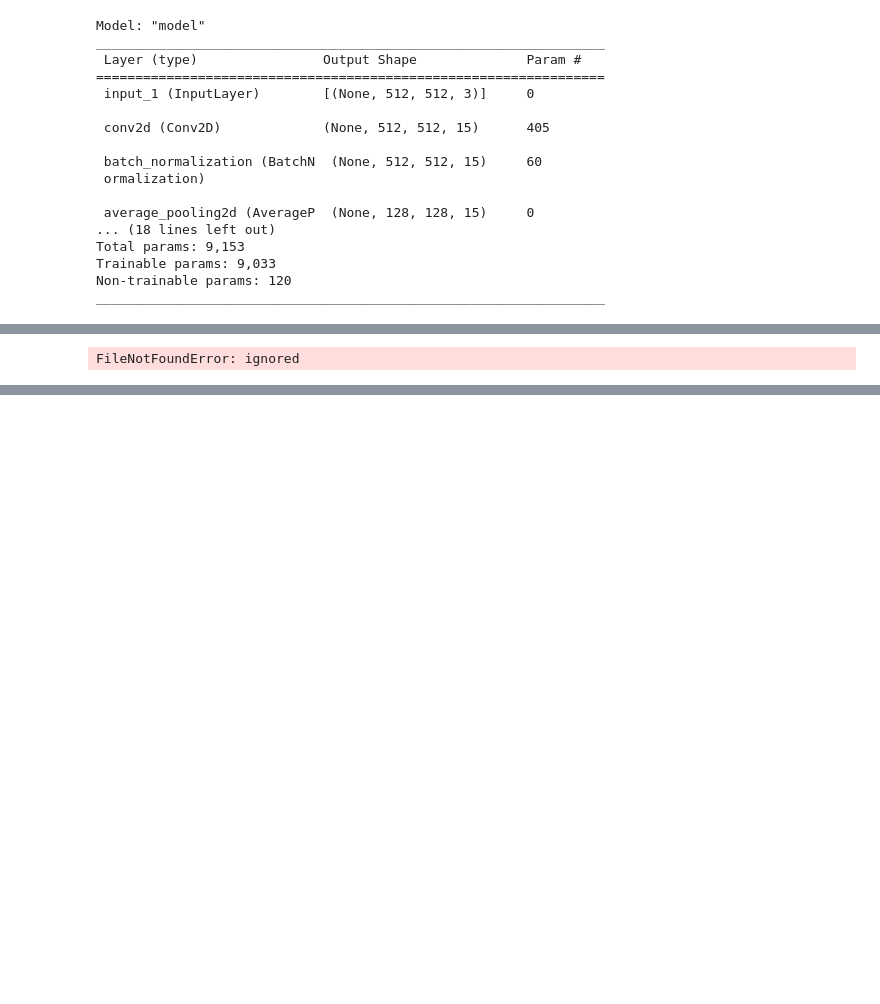
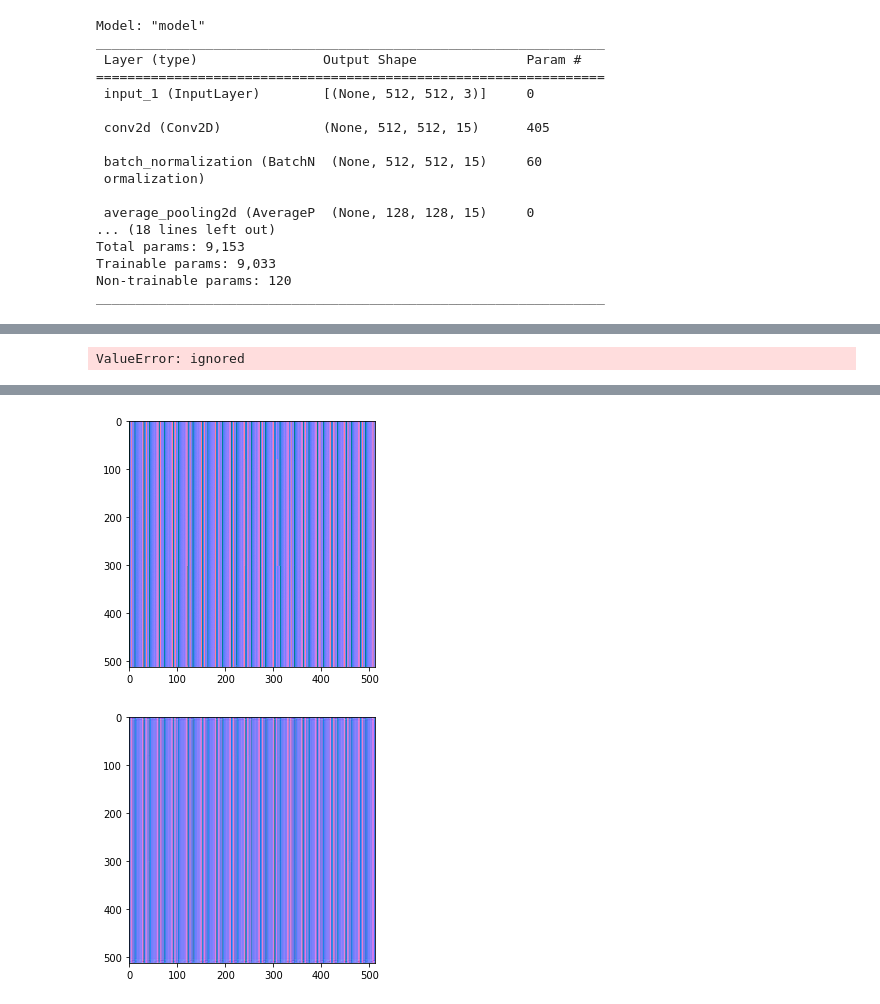
Before and after one commit to newohrim/normal-maps-generation, a Jupyter notebook: collab/NormalGen_Test.ipynb, the cells around one changed output, grey strips where cells are left out. Saved outputs shown, nothing was run; the diff lists cells and outputs as text; code cells hidden in the pictures; blank space fills up the shorter version.

```diff
--- a/collab/NormalGen_Test.ipynb
+++ b/collab/NormalGen_Test.ipynb
@@ -96,6 +100,6 @@ _________________________________________________________________
 normal_generator.fit(color_train_set, normal_train_set,
                      validation_data = (color_test_set, normal_test_set),
                      batch_size=15,
-                     epochs=100, workers=10,
+                     epochs=250, workers=10,
                      use_multiprocessing=True)
 # %% [output]
@@ -182,4 +186,16 @@ test_img = skimage.img_as_float(test_img)
 norm = normal_generator.predict(test_img)
 skimage.io.imshow(skimage.img_as_ubyte(norm).reshape(img_size,img_size,3))
 # %% [output]
-FileNotFoundError: ignored
+ValueError: ignored
+# %%
+def test_net_with_random_image_i(idx):
+    y_legit = skimage.img_as_float(normal_test_set[idx]).reshape(1,img_size,img_size,3)
+    y_fake = normal_generator.predict(skimage.img_as_float(color_test_set[idx]).reshape(1,img_size,img_size,3))
+    skimage.io.imshow(skimage.img_as_ubyte(y_legit).reshape(img_size,img_size,3))
+    plt.show()
+    skimage.io.imshow(skimage.img_as_ubyte(y_fake).reshape(img_size,img_size,3))
+    plt.show()
+    return y_fake
+# %%
+temp = test_net_with_random_image_i(0)
+# %% [output]
@@ -185,0 +203,2 @@ FileNotFoundError: ignored
+[figure, added]
+[figure, added]
```
Also changed, not shown: parts of 8 cells of this notebook, 13 other files.
